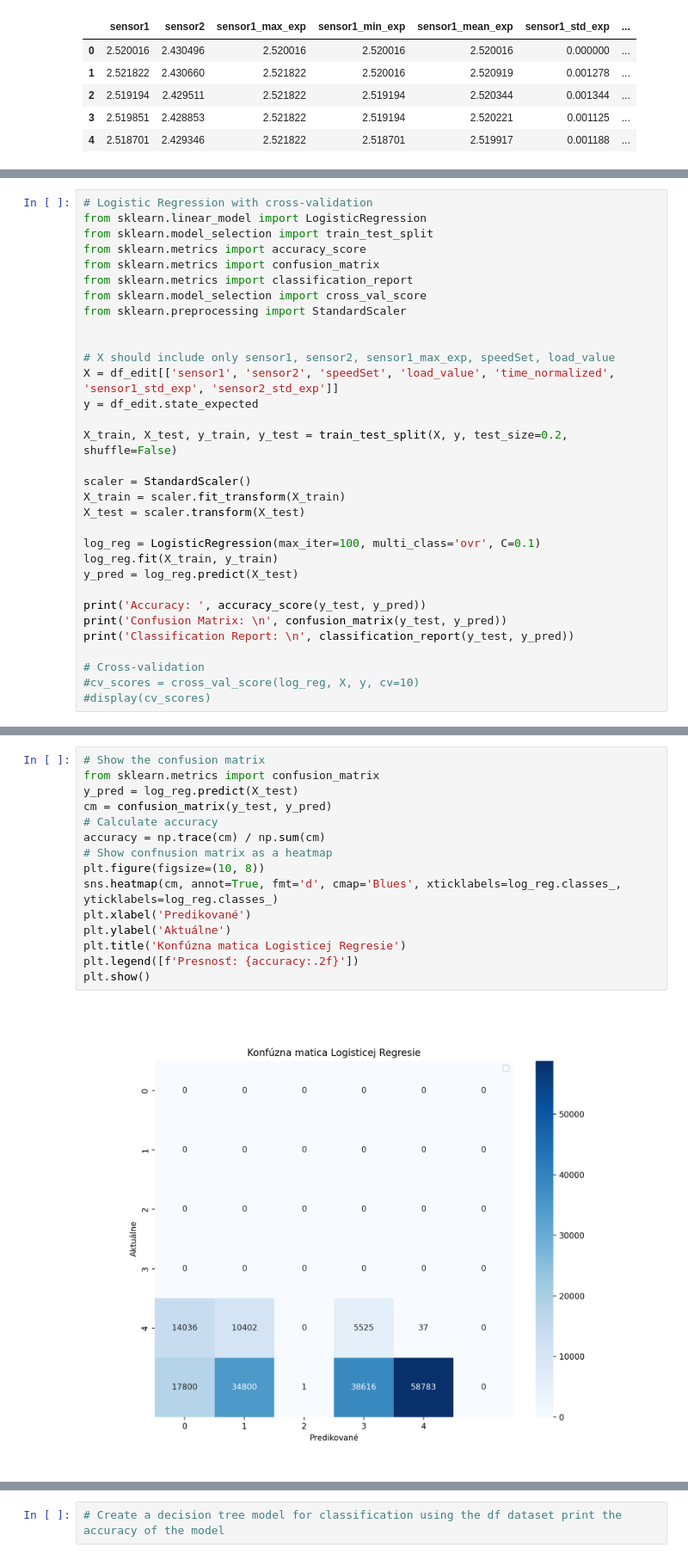
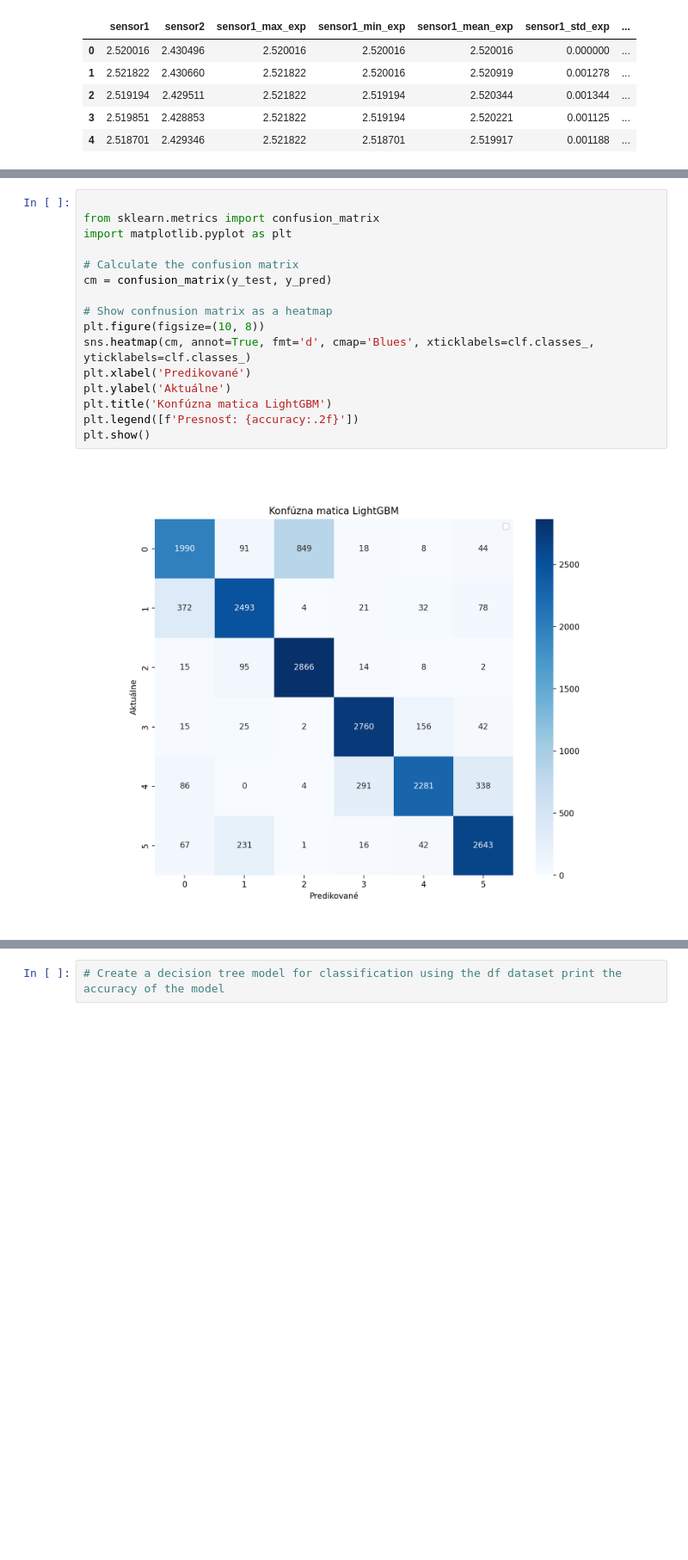
Before and after one commit to robertmunkaci/DataAnalysis, a Jupyter notebook: main.ipynb, the cells around one changed output, grey strips where cells are left out. Shown at 86% size. Saved outputs shown, nothing was run; the diff lists cells and outputs as text; blank space fills up the shorter version.

```diff
--- a/main.ipynb
+++ b/main.ipynb
@@ -505,32 +555,0 @@ plt.show()
-# %%
-# Logistic Regression with cross-validation
-from sklearn.linear_model import LogisticRegression
-from sklearn.model_selection import train_test_split
-from sklearn.metrics import accuracy_score
-from sklearn.metrics import confusion_matrix
-from sklearn.metrics import classification_report
-from sklearn.model_selection import cross_val_score
-from sklearn.preprocessing import StandardScaler
-
-
-# X should include only sensor1, sensor2, sensor1_max_exp, speedSet, load_value
-X = df_edit[['sensor1', 'sensor2', 'speedSet', 'load_value', 'time_normalized', 'sensor1_std_exp', 'sensor2_std_exp']]
-y = df_edit.state_expected
-
-X_train, X_test, y_train, y_test = train_test_split(X, y, test_size=0.2, shuffle=False)
-
-scaler = StandardScaler()
-X_train = scaler.fit_transform(X_train)
-X_test = scaler.transform(X_test)
-
-log_reg = LogisticRegression(max_iter=100, multi_class='ovr', C=0.1)
-log_reg.fit(X_train, y_train)
-y_pred = log_reg.predict(X_test)
-
-print('Accuracy: ', accuracy_score(y_test, y_pred))
-print('Confusion Matrix: \n', confusion_matrix(y_test, y_pred))
-print('Classification Report: \n', classification_report(y_test, y_pred))
-
-# Cross-validation
-#cv_scores = cross_val_score(log_reg, X, y, cv=10)
-#display(cv_scores)
@@ -555,17 +586,18 @@ weighted avg       0.00      0.00      0.00    180000
 # %%
-# Show the confusion matrix
+
 from sklearn.metrics import confusion_matrix
-y_pred = log_reg.predict(X_test)
+import matplotlib.pyplot as plt
+
+# Calculate the confusion matrix
 cm = confusion_matrix(y_test, y_pred)
-# Calculate accuracy
-accuracy = np.trace(cm) / np.sum(cm)
+
 # Show confnusion matrix as a heatmap
 plt.figure(figsize=(10, 8))
-sns.heatmap(cm, annot=True, fmt='d', cmap='Blues', xticklabels=log_reg.classes_, yticklabels=log_reg.classes_)
+sns.heatmap(cm, annot=True, fmt='d', cmap='Blues', xticklabels=clf.classes_, yticklabels=clf.classes_)
 plt.xlabel('Predikované')
 plt.ylabel('Aktuálne')
-plt.title('Konfúzna matica Logisticej Regresie')
+plt.title('Konfúzna matica LightGBM')
 plt.legend([f'Presnosť: {accuracy:.2f}'])
 plt.show()
 # %% [output]
-[figure, old version]
+[figure, new version]
```
Also changed, not shown: parts of 26 cells of this notebook.
